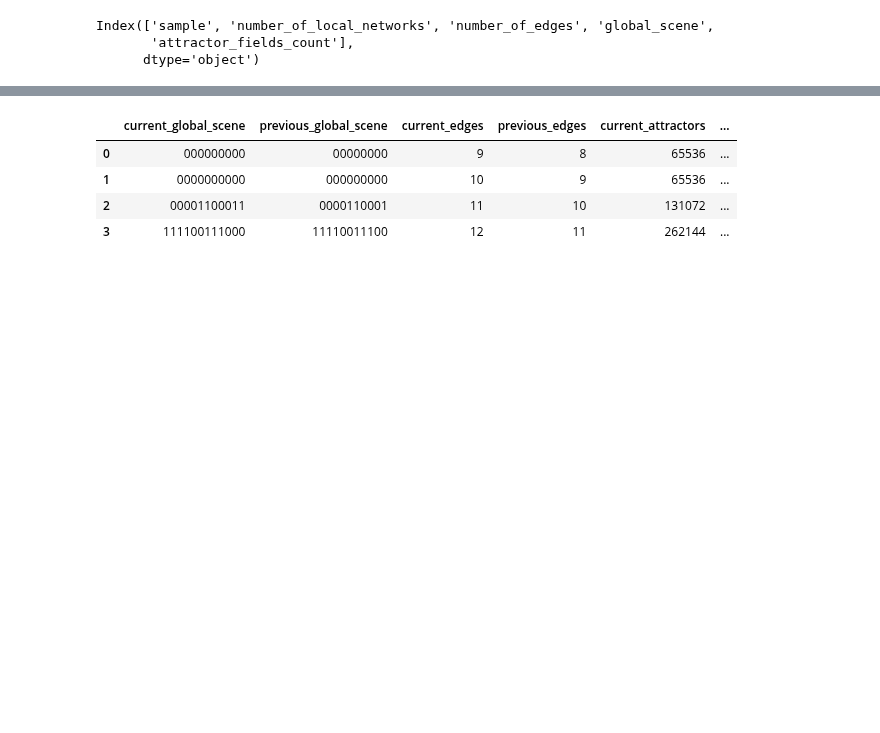
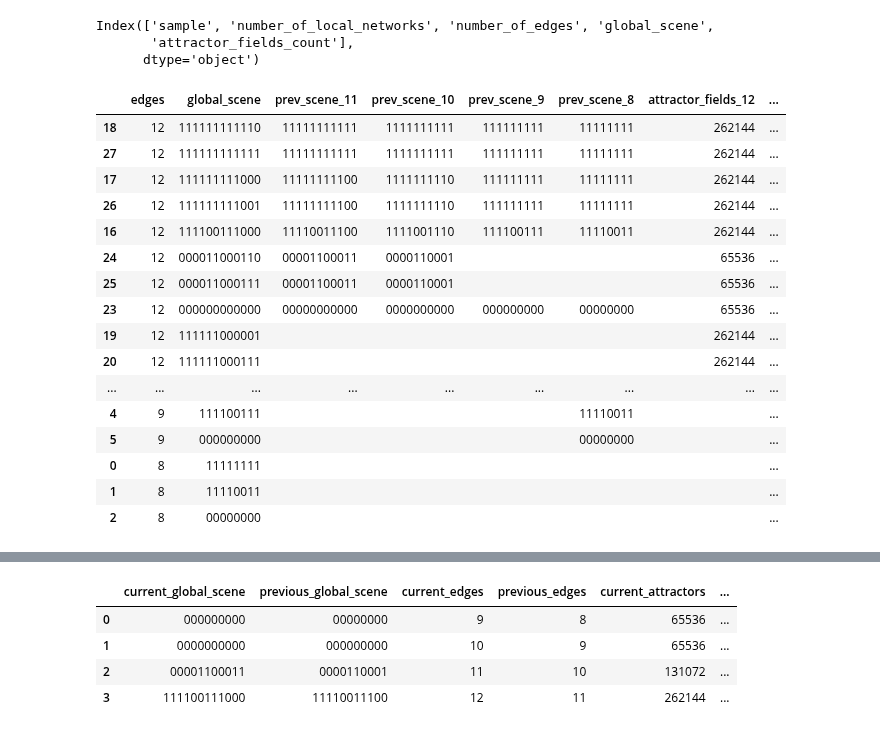
Before and after one commit to crptcusco/cbnetwork, a Jupyter notebook: experiments/7_aleatory_template_coupling_signals/exp7_3_evaluate_equivalence.ipynb, the cells around one changed output, grey strips where cells are left out. Saved outputs shown, nothing was run; the diff lists cells and outputs as text; code cells hidden in the pictures; blank space fills up the shorter version.

```diff
--- a/experiments/7_aleatory_template_coupling_signals/exp7_3_evaluate_equivalence.ipynb
+++ b/experiments/7_aleatory_template_coupling_signals/exp7_3_evaluate_equivalence.ipynb
@@ -229,3 +234,100 @@ df_resume.keys()
 Index(['sample', 'number_of_local_networks', 'number_of_edges', 'global_scene',
        'attractor_fields_count'],
       dtype='object')
+# %%
+import pandas as pd
+import numpy as np
+
+# Supongamos que df_resume ya está definido con tus datos
+
+# Crear una copia del DataFrame original
+df_new = df_resume.copy()
+
+# Determinar los valores únicos de número de aristas
+unique_edges = sorted(df_new['number_of_edges'].unique(), reverse=True)
+
+# Inicializar las nuevas columnas para escenas y campos atractores
+for edge in unique_edges:
+    df_new[f'prev_scene_{edge}'] = ""
+    df_new[f'attractor_fields_{edge}'] = ""
+
+def fill_scenes_recursively(df, current_edge, index, current_scene):
+    subscene_length = len(current_scene) - 1
+
+    if subscene_length < min(unique_edges):
+        return
+
+    if subscene_length not in unique_edges:
+        return
+
+    # Buscar las escenas menores correspondientes
+    subscene_prefix = current_scene[:subscene_length]
+    subscenes = df[(df['number_of_edges'] == subscene_length) & (df['global_scene'].str.startswith(subscene_prefix))]['global_scene']
+
+    if not subscenes.empty:
+        df.at[index, f'prev_scene_{subscene_length}'] = ' '.join(subscenes)
+
+        # Asignar los campos atractores correspondientes
+        attractors = df[df['global_scene'].isin(subscenes) & (df['number_of_edges'] == subscene_length)]['attractor_fields_count']
+        if not attractors.empty:
+            df.at[index, f'attractor_fields_{subscene_length}'] = ' '.join(attractors.astype(str))
+        else:
+            df.at[index, f'attractor_fields_{subscene_length}'] = ""
+
+        # Llamar recursivamente para el siguiente nivel de escena menor
+        for scene in subscenes:
+            fill_scenes_recursively(df, subscene_length, index, scene)
+
+# Llenar las nuevas columnas usando el enfoque recursivo
+for index, row in df_new.iterrows():
+    current_scene = row['global_scene']
+    current_edge = row['number_of_edges']
+
+    # Llenar el campo 'attractor_fields' para la escena global actual
+    df_new.at[index, f'attractor_fields_{current_edge}'] = row['attractor_fields_count']
+
+    # Iniciar el llenado recursivo desde la escena global actual
+    fill_scenes_recursively(df_new, current_edge, index, current_scene)
+
+# Cambiar el nombre de la columna 'number_of_edges' a 'edges' si existe
+if 'number_of_edges' in df_new.columns:
+    df_new.rename(columns={'number_of_edges': 'edges'}, inplace=True)
+
+# Eliminar la columna 'Scenes_12' si existe
+if 'Scenes_12' in df_new.columns:
+    df_new = df_new.drop(columns=['Scenes_12'])
+
+# Reordenar las columnas: primero los global scenes, luego las escenas contenidas y finalmente los campos atractores
+scenes_columns = [f'prev_scene_{edge}' for edge in unique_edges if edge != 12]
+attractors_columns = [f'attractor_fields_{edge}' for edge in unique_edges]
+
+# Crear la estructura final del DataFrame
+df_final = df_new[['edges', 'global_scene'] + scenes_columns + attractors_columns]
+
+# Función para manejar el ordenamiento, tratando los valores vacíos como menores
+def sort_custom(df, columns):
+    return df.sort_values(by=columns, ascending=[False] * len(columns), na_position='first')
+
+# Ordenar el DataFrame primero por número de edges, luego por las columnas de escenas menores
+df_final = sort_custom(df_final, ['edges'] + scenes_columns)
+
+# Mostrar el DataFrame resultante
+df_final
+# %% [output]
+|  | edges | global_scene | prev_scene_11 | prev_scene_10 | prev_scene_9 | prev_scene_8 | attractor_fields_12 | ... |
+| 18 | 12 | 111111111110 | 11111111111 | 1111111111 | 111111111 | 11111111 | 262144 | ... |
+| 27 | 12 | 111111111111 | 11111111111 | 1111111111 | 111111111 | 11111111 | 262144 | ... |
+| 17 | 12 | 111111111000 | 11111111100 | 1111111110 | 111111111 | 11111111 | 262144 | ... |
+| 26 | 12 | 111111111001 | 11111111100 | 1111111110 | 111111111 | 11111111 | 262144 | ... |
+| 16 | 12 | 111100111000 | 11110011100 | 1111001110 | 111100111 | 11110011 | 262144 | ... |
+| 24 | 12 | 000011000110 | 00001100011 | 0000110001 |  |  | 65536 | ... |
+| 25 | 12 | 000011000111 | 00001100011 | 0000110001 |  |  | 65536 | ... |
+| 23 | 12 | 000000000000 | 00000000000 | 0000000000 | 000000000 | 00000000 | 65536 | ... |
+| 19 | 12 | 111111000001 |  |  |  |  | 262144 | ... |
+| 20 | 12 | 111111000111 |  |  |  |  | 262144 | ... |
+| ... | ... | ... | ... | ... | ... | ... | ... | ... |
+| 4 | 9 | 111100111 |  |  |  | 11110011 |  | ... |
+| 5 | 9 | 000000000 |  |  |  | 00000000 |  | ... |
+| 0 | 8 | 11111111 |  |  |  |  |  | ... |
+| 1 | 8 | 11110011 |  |  |  |  |  | ... |
+| 2 | 8 | 00000000 |  |  |  |  |  | ... |
```
Also changed, not shown: parts of 5 cells of this notebook.
